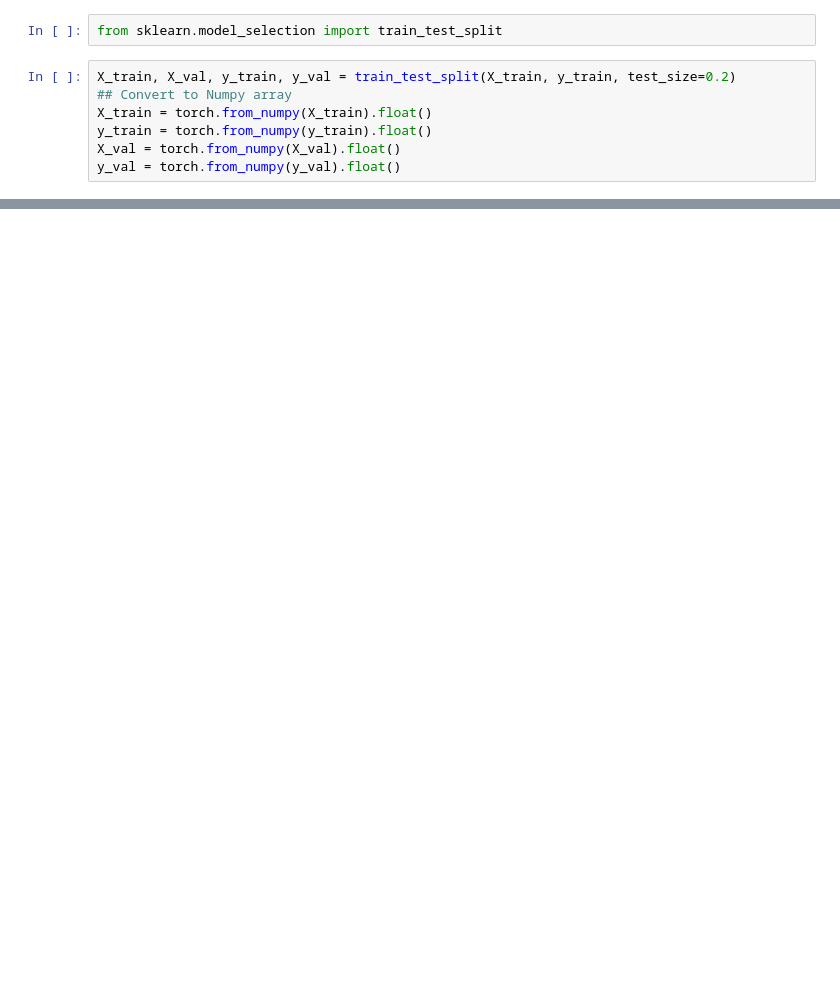
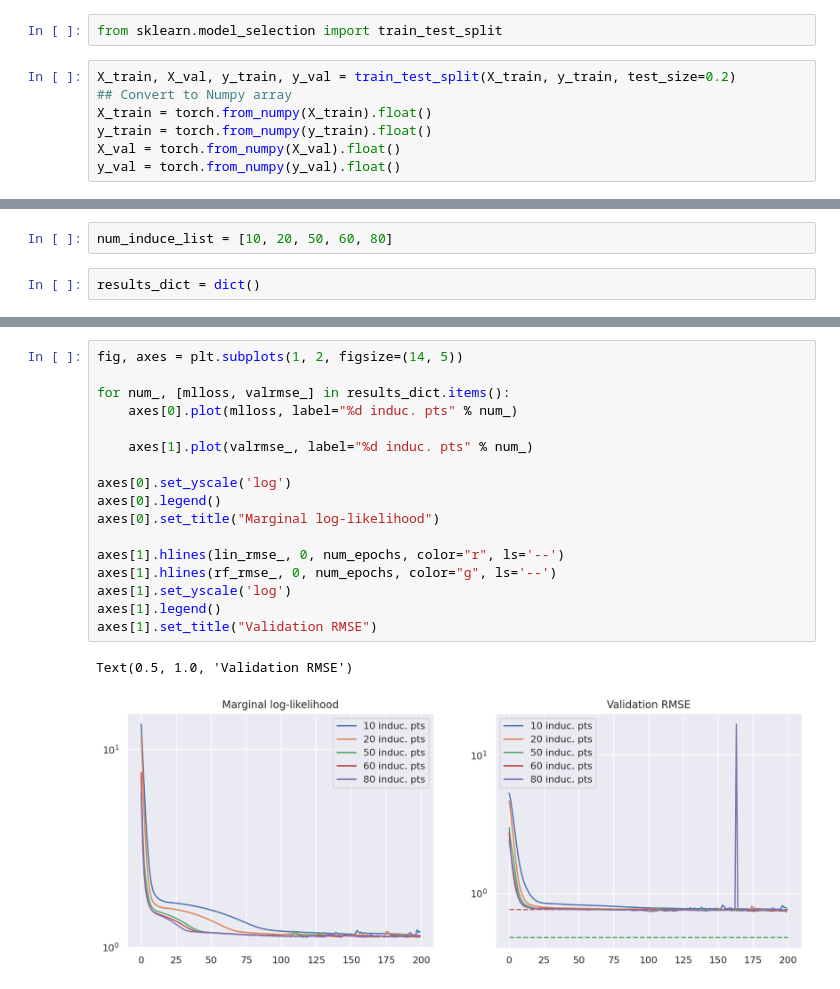
Before and after one commit to sadok95jee/MVABML, a Jupyter notebook: taxi.ipynb, the cells around one changed output, grey strips where cells are left out. Drawn from its saved outputs; the diff is of its cells as text; blank space fills up the shorter version.

```diff
--- a/taxi.ipynb
+++ b/taxi.ipynb
@@ -129,0 +198,4 @@ df_test = pd.read_csv("taxi-data/test.csv")
+# %%
+num_induce_list = [10, 20, 50, 60, 80]
+# %%
+results_dict = dict()
@@ -129,0 +231,20 @@ df_test = pd.read_csv("taxi-data/test.csv")
+# %%
+fig, axes = plt.subplots(1, 2, figsize=(14, 5))
+
+for num_, [mlloss, valrmse_] in results_dict.items():
+    axes[0].plot(mlloss, label="%d induc. pts" % num_)
+
+    axes[1].plot(valrmse_, label="%d induc. pts" % num_)
+
+axes[0].set_yscale('log')
+axes[0].legend()
+axes[0].set_title("Marginal log-likelihood")
+
+axes[1].hlines(lin_rmse_, 0, num_epochs, color="r", ls='--')
+axes[1].hlines(rf_rmse_, 0, num_epochs, color="g", ls='--')
+axes[1].set_yscale('log')
+axes[1].legend()
+axes[1].set_title("Validation RMSE")
+# %% [output]
+Text(0.5, 1.0, 'Validation RMSE')
+[figure, added]
```
Also changed, not shown: parts of 29 cells of this notebook, 1 other file.
